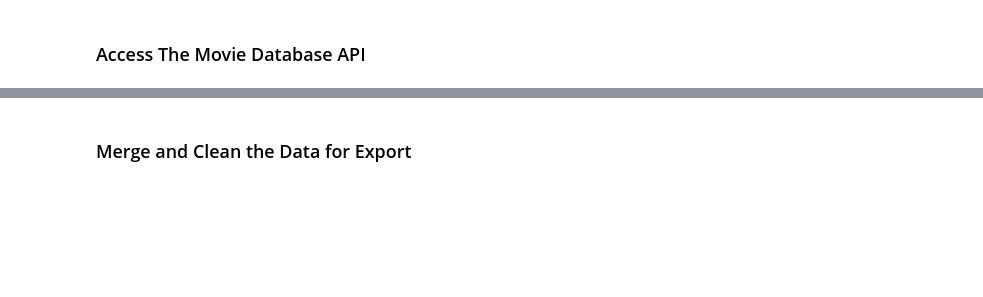
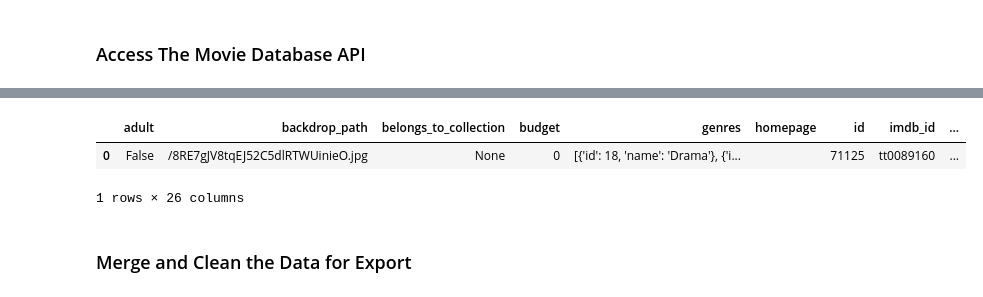
Before and after one commit to d3rp3tt3/data-sourcing-challenge, a Jupyter notebook: retrieve_movie_data.ipynb, the cells around one changed output, grey strips where cells are left out. Drawn from its saved outputs; the diff is of its cells as text; code cells hidden in the pictures; blank space fills up the shorter version.

Commit message:
Updated for review
Signed-off-by: Jenn Allen <jenn.allen@gmail.com>

```diff
--- a/retrieve_movie_data.ipynb
+++ b/retrieve_movie_data.ipynb
@@ -45,7 +45,7 @@ base_url = f"{url}api-key={nyt_api_key}&fq={filter_query}&fl={field_list}"
 reviews_list = []
 
 # loop through pages 0-19
-for page in range(0, 5):
+for page in range(0, 20):
 
     # create query with a page number
     # API results show 10 articles at a time
@@ -53,10 +53,10 @@ for page in range(0, 5):
 
     # Make a "GET" request and retrieve the JSON
     reviews = requests.get(query_url).json()
-    print(reviews)
+    # print(reviews)
 
     # Add a twelve second interval between queries to stay within API query limits
-    time.sleep(6)
+    time.sleep(12)
 
     # Try and save the reviews to the reviews_list
     try:
@@ -278,5 +331,10 @@ for title in title_list:
 # %%
 # Convert the results to a DataFrame
+pd.json_normalize(movie_details)
+# %% [output]
+|  | adult | backdrop_path | belongs_to_collection | budget | genres | homepage | id | imdb_id | ... |
+| 0 | False | /8RE7gJV8tqEJ52C5dlRTWUinieO.jpg | None | 0 | [{'id': 18, 'name': 'Drama'}, {'i... |  | 71125 | tt0089160 | ... |
+1 rows × 26 columns
 # %% [markdown]
 ### Merge and Clean the Data for Export
 # %%
```
Also changed, not shown: parts of 13 cells of this notebook, 2 other files.
